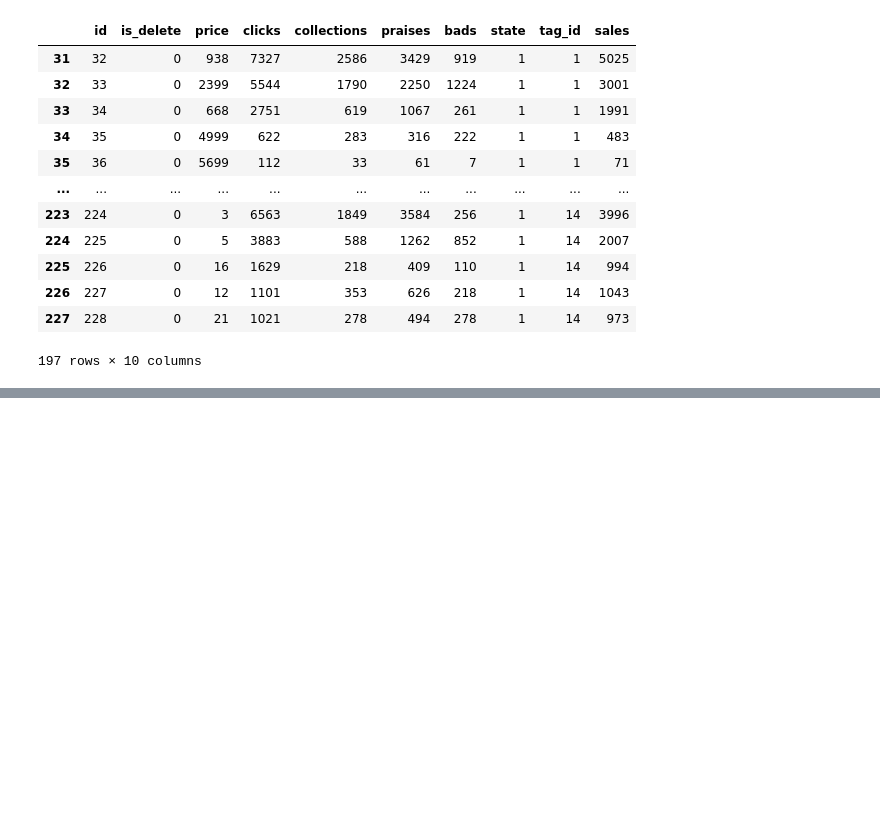
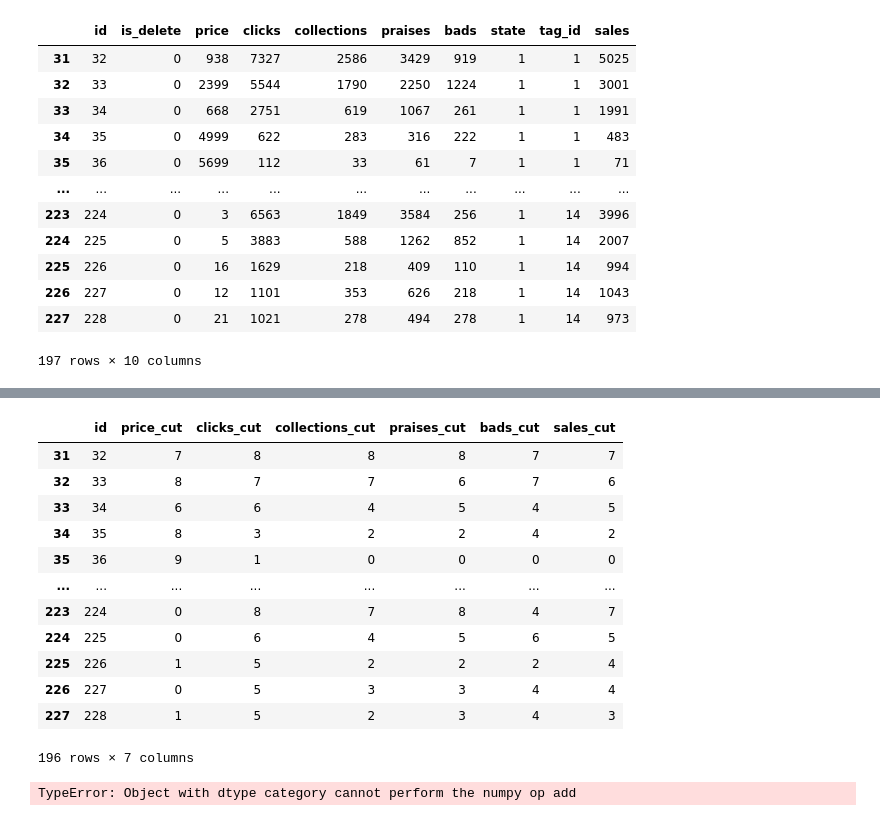
Before and after one commit to BigCat20196/crawler, a Jupyter notebook: 淘宝爬虫/Recommendition-Goods1.ipynb, the cells around one changed output, grey strips where cells are left out. Drawn from its saved outputs; the diff is of its cells as text; code cells hidden in the pictures; blank space fills up the shorter version.

```diff
--- a/淘宝爬虫/Recommendition-Goods1.ipynb
+++ b/淘宝爬虫/Recommendition-Goods1.ipynb
@@ -73,0 +131,22 @@ goods
+# %%
+d_goods = goods[['id', 'price_cut', 'clicks_cut', 'collections_cut', 'praises_cut', 'bads_cut', 'sales_cut']]
+d_goods
+# %% [output]
+|  | id | price_cut | clicks_cut | collections_cut | praises_cut | bads_cut | sales_cut |
+| 31 | 32 | 7 | 8 | 8 | 8 | 7 | 7 |
+| 32 | 33 | 8 | 7 | 7 | 6 | 7 | 6 |
+| 33 | 34 | 6 | 6 | 4 | 5 | 4 | 5 |
+| 34 | 35 | 8 | 3 | 2 | 2 | 4 | 2 |
+| 35 | 36 | 9 | 1 | 0 | 0 | 0 | 0 |
+| ... | ... | ... | ... | ... | ... | ... | ... |
+| 223 | 224 | 0 | 8 | 7 | 8 | 4 | 7 |
+| 224 | 225 | 0 | 6 | 4 | 5 | 6 | 5 |
+| 225 | 226 | 1 | 5 | 2 | 2 | 2 | 4 |
+| 226 | 227 | 0 | 5 | 3 | 3 | 4 | 4 |
+| 227 | 228 | 1 | 5 | 2 | 3 | 4 | 3 |
+196 rows × 7 columns
+# %%
+d_goods['score'] = d_goods[['clicks_cut']]+d_goods[['collections_cut']]+d_goods[['praises_cut']]-d_goods[['bads_cut']]+d_goods[['sales_cut']]
+d_goods
+# %% [output]
+TypeError: Object with dtype category cannot perform the numpy op add
```
Also changed, not shown: parts of 7 cells of this notebook.
